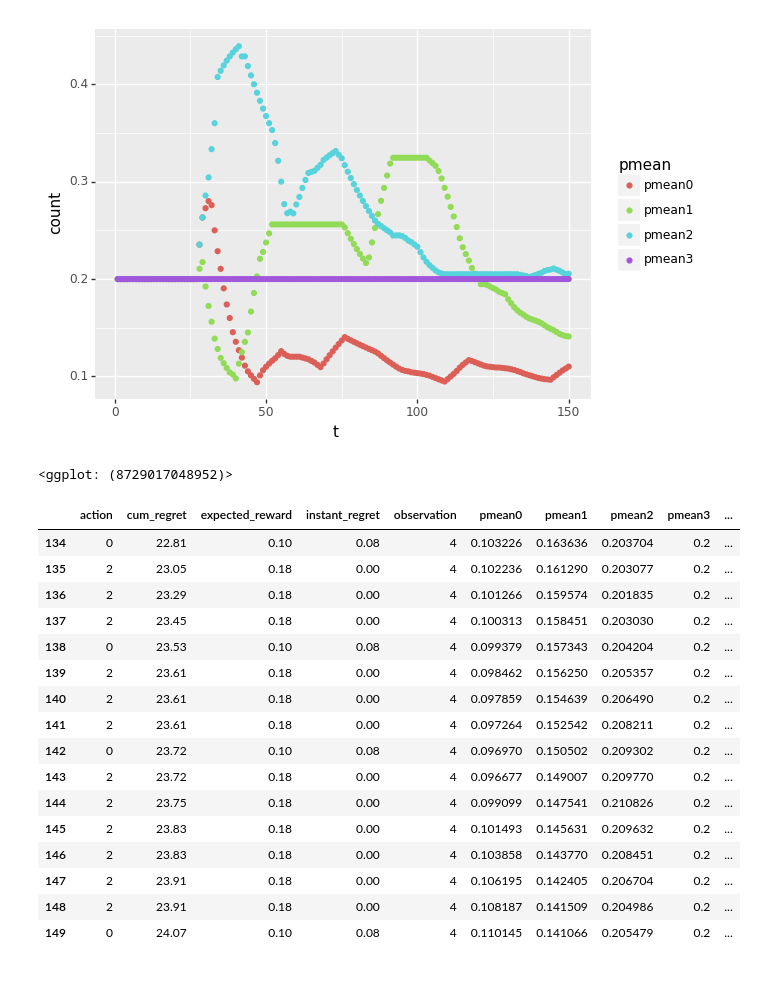
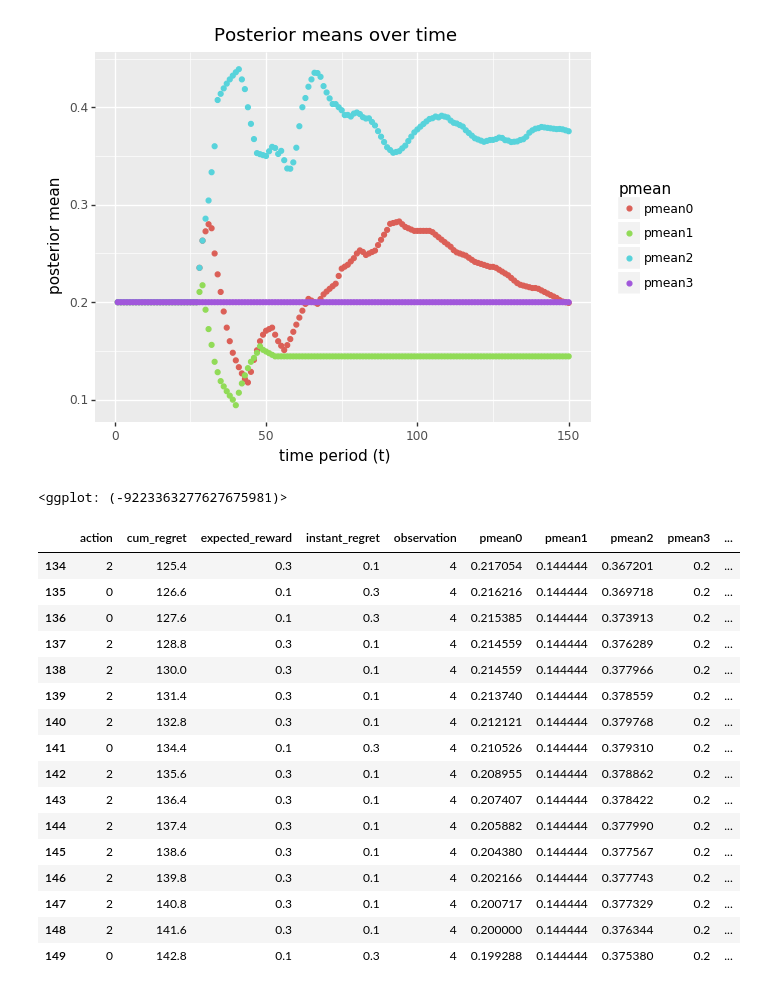
Before and after one commit to Nolski/sheriff, a Jupyter notebook: src/TS_Bandit_test.ipynb, the cells around one changed output. Saved outputs shown, nothing was run; the diff lists cells and outputs as text; code cells hidden in the pictures.

```diff
--- a/src/TS_Bandit_test.ipynb
+++ b/src/TS_Bandit_test.ipynb
@@ -31,7 +31,7 @@ sys.path.append(os.getcwd())
 ##############################################################################
 # Running a single experiment
 
-probs = [0.1, 0.15, 0.18, 0.05]
+probs = [0.1, 0.2, 0.3, 0.4]
 n_arm = len(probs)
 n_steps = 150
 seed = 0
@@ -88,37 +93,42 @@ display(probabilities)
 # %%
 series = ['pmean{}'.format(i) for i in range(n_arm)]
 df = experiment.results.melt(
     id_vars=['t'],
     value_vars=series,
     var_name='pmean',
     value_name='count'
 )
 
-posterior_means = (ggplot(df) + aes('t', 'count', color='pmean', group='pmean') + geom_point())
+posterior_means = (ggplot(df)
+                   + aes('t', 'count', color='pmean', group='pmean')
+                   + gg.labels.ggtitle('Posterior means over time')
+                   + gg.xlab('time period (t)')
+                   + gg.ylab('posterior mean')
+                   + geom_point())
 display(posterior_means)
 # %% [output]
-[figure, old version]
+[figure, new version]
-<ggplot: (8729017048952)>
+<ggplot: (-9223363277627675981)>
 # %%
 display(experiment.results.tail(n=16))
 # %% [output]
 |  | action | cum_regret | expected_reward | instant_regret | observation | pmean0 | pmean1 | pmean2 | pmean3 | ... |
-| 134 | 0 | 22.81 | 0.10 | 0.08 | 4 | 0.103226 | 0.163636 | 0.203704 | 0.2 | ... |
-| 135 | 2 | 23.05 | 0.18 | 0.00 | 4 | 0.102236 | 0.161290 | 0.203077 | 0.2 | ... |
-| 136 | 2 | 23.29 | 0.18 | 0.00 | 4 | 0.101266 | 0.159574 | 0.201835 | 0.2 | ... |
-| 137 | 2 | 23.45 | 0.18 | 0.00 | 4 | 0.100313 | 0.158451 | 0.203030 | 0.2 | ... |
-| 138 | 0 | 23.53 | 0.10 | 0.08 | 4 | 0.099379 | 0.157343 | 0.204204 | 0.2 | ... |
-| 139 | 2 | 23.61 | 0.18 | 0.00 | 4 | 0.098462 | 0.156250 | 0.205357 | 0.2 | ... |
-| 140 | 2 | 23.61 | 0.18 | 0.00 | 4 | 0.097859 | 0.154639 | 0.206490 | 0.2 | ... |
-| 141 | 2 | 23.61 | 0.18 | 0.00 | 4 | 0.097264 | 0.152542 | 0.208211 | 0.2 | ... |
-| 142 | 0 | 23.72 | 0.10 | 0.08 | 4 | 0.096970 | 0.150502 | 0.209302 | 0.2 | ... |
-| 143 | 2 | 23.72 | 0.18 | 0.00 | 4 | 0.096677 | 0.149007 | 0.209770 | 0.2 | ... |
-| 144 | 2 | 23.75 | 0.18 | 0.00 | 4 | 0.099099 | 0.147541 | 0.210826 | 0.2 | ... |
-| 145 | 2 | 23.83 | 0.18 | 0.00 | 4 | 0.101493 | 0.145631 | 0.209632 | 0.2 | ... |
-| 146 | 2 | 23.83 | 0.18 | 0.00 | 4 | 0.103858 | 0.143770 | 0.208451 | 0.2 | ... |
-| 147 | 2 | 23.91 | 0.18 | 0.00 | 4 | 0.106195 | 0.142405 | 0.206704 | 0.2 | ... |
-| 148 | 2 | 23.91 | 0.18 | 0.00 | 4 | 0.108187 | 0.141509 | 0.204986 | 0.2 | ... |
-| 149 | 0 | 24.07 | 0.10 | 0.08 | 4 | 0.110145 | 0.141066 | 0.205479 | 0.2 | ... |
+| 134 | 2 | 125.4 | 0.3 | 0.1 | 4 | 0.217054 | 0.144444 | 0.367201 | 0.2 | ... |
+| 135 | 0 | 126.6 | 0.1 | 0.3 | 4 | 0.216216 | 0.144444 | 0.369718 | 0.2 | ... |
+| 136 | 0 | 127.6 | 0.1 | 0.3 | 4 | 0.215385 | 0.144444 | 0.373913 | 0.2 | ... |
+| 137 | 2 | 128.8 | 0.3 | 0.1 | 4 | 0.214559 | 0.144444 | 0.376289 | 0.2 | ... |
+| 138 | 2 | 130.0 | 0.3 | 0.1 | 4 | 0.214559 | 0.144444 | 0.377966 | 0.2 | ... |
+| 139 | 2 | 131.4 | 0.3 | 0.1 | 4 | 0.213740 | 0.144444 | 0.378559 | 0.2 | ... |
+| 140 | 2 | 132.8 | 0.3 | 0.1 | 4 | 0.212121 | 0.144444 | 0.379768 | 0.2 | ... |
+| 141 | 0 | 134.4 | 0.1 | 0.3 | 4 | 0.210526 | 0.144444 | 0.379310 | 0.2 | ... |
+| 142 | 2 | 135.6 | 0.3 | 0.1 | 4 | 0.208955 | 0.144444 | 0.378862 | 0.2 | ... |
+| 143 | 2 | 136.4 | 0.3 | 0.1 | 4 | 0.207407 | 0.144444 | 0.378422 | 0.2 | ... |
+| 144 | 2 | 137.4 | 0.3 | 0.1 | 4 | 0.205882 | 0.144444 | 0.377990 | 0.2 | ... |
+| 145 | 2 | 138.6 | 0.3 | 0.1 | 4 | 0.204380 | 0.144444 | 0.377567 | 0.2 | ... |
+| 146 | 2 | 139.8 | 0.3 | 0.1 | 4 | 0.202166 | 0.144444 | 0.377743 | 0.2 | ... |
+| 147 | 2 | 140.8 | 0.3 | 0.1 | 4 | 0.200717 | 0.144444 | 0.377329 | 0.2 | ... |
+| 148 | 2 | 141.6 | 0.3 | 0.1 | 4 | 0.200000 | 0.144444 | 0.376344 | 0.2 | ... |
+| 149 | 0 | 142.8 | 0.1 | 0.3 | 4 | 0.199288 | 0.144444 | 0.375380 | 0.2 | ... |
 # %%
 p = (gg.ggplot(experiment.results)
      + gg.aes(x='t', y='cum_regret', colour='unique_id')
```
Also changed, not shown: parts of 4 cells of this notebook.
